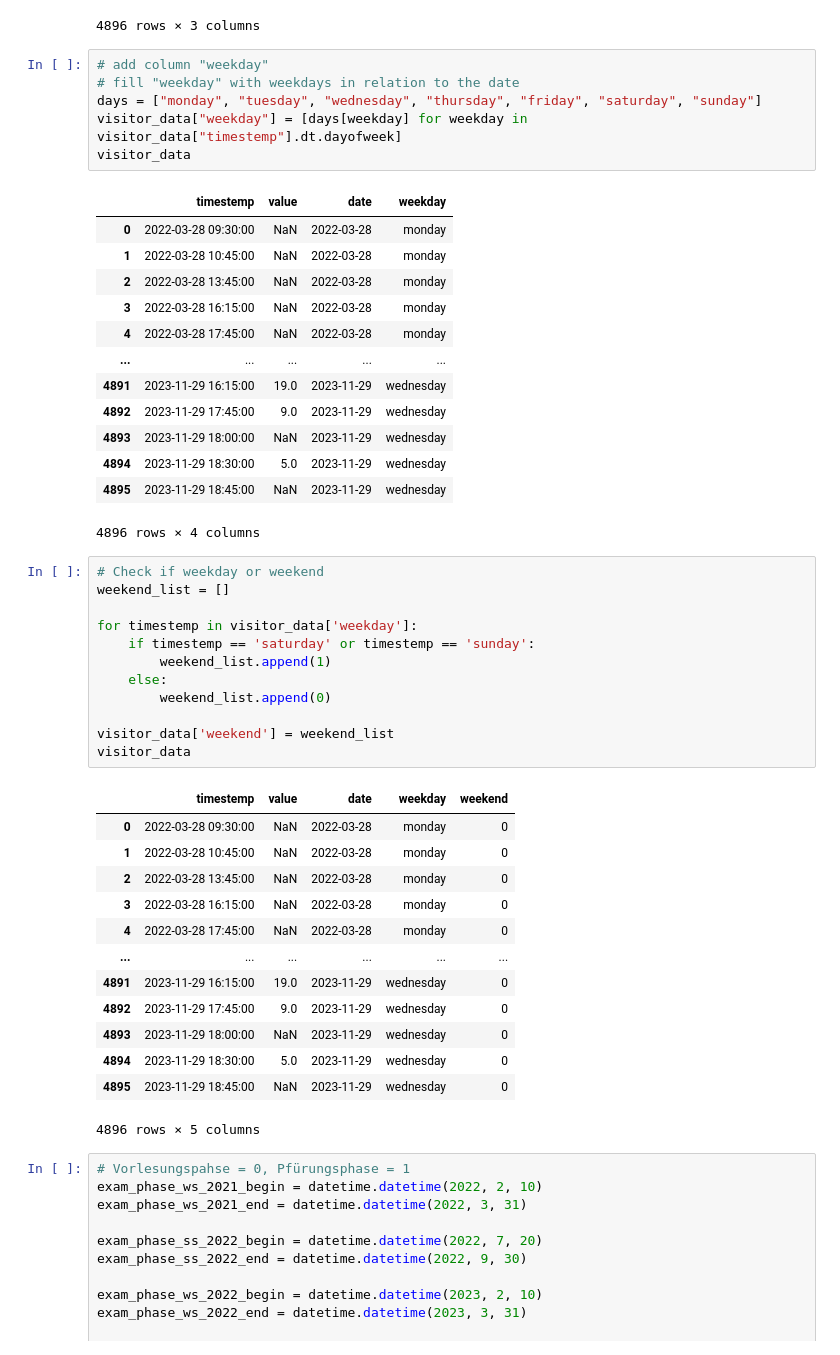
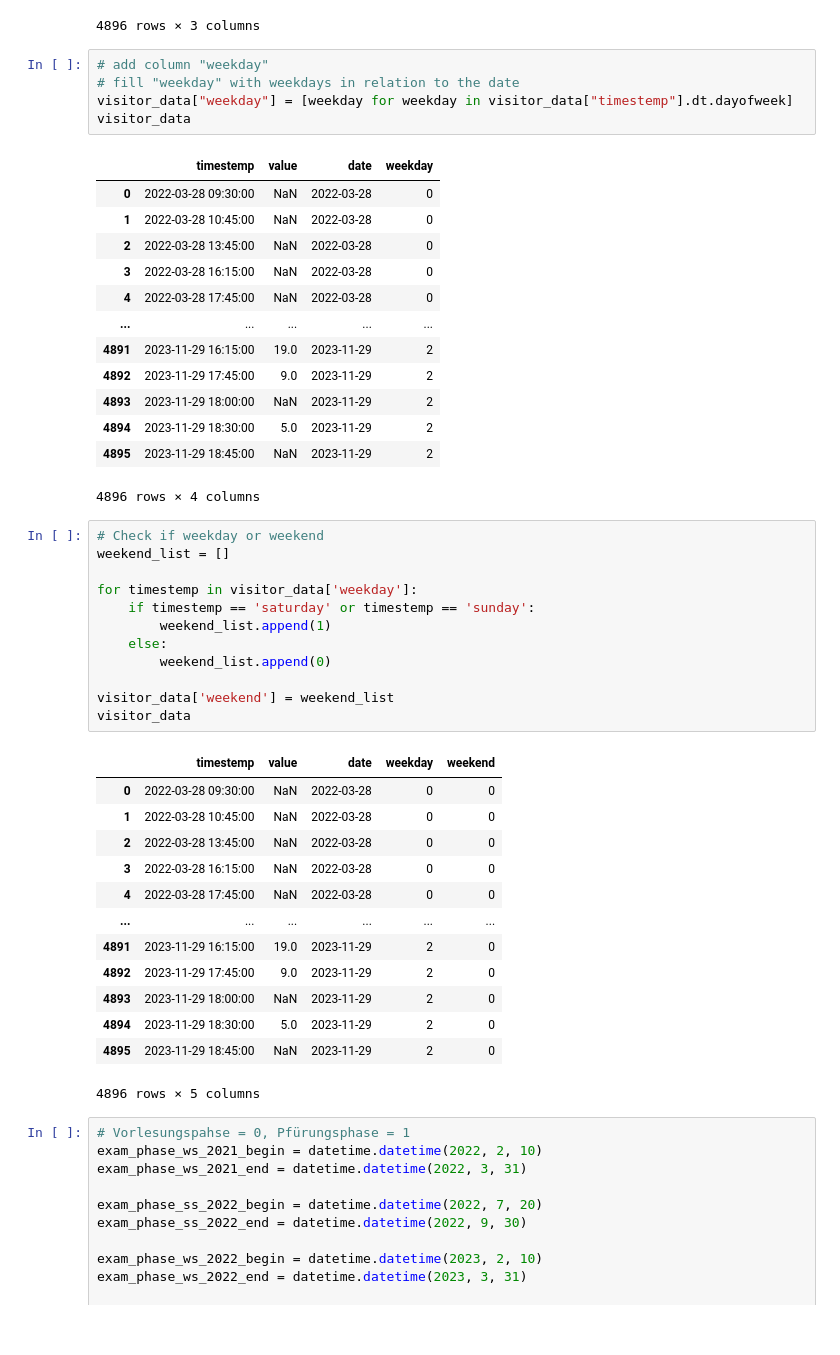
Before and after one commit to PatrykGadziomski/Visitor-prediction, a Jupyter notebook: Project_with_new_data.ipynb, the cells around one changed output. Drawn from its saved outputs; the diff is of its cells as text.

```diff
--- a/Project_with_new_data.ipynb
+++ b/Project_with_new_data.ipynb
@@ -135,22 +129,21 @@ visitor_data
 # %%
 # add column "weekday"
 # fill "weekday" with weekdays in relation to the date
-days = ["monday", "tuesday", "wednesday", "thursday", "friday", "saturday", "sunday"]
-visitor_data["weekday"] = [days[weekday] for weekday in visitor_data["timestemp"].dt.dayofweek]
+visitor_data["weekday"] = [weekday for weekday in visitor_data["timestemp"].dt.dayofweek]
 visitor_data
 # %% [output]
 |  | timestemp | value | date | weekday |
-| 0 | 2022-03-28 09:30:00 | NaN | 2022-03-28 | monday |
-| 1 | 2022-03-28 10:45:00 | NaN | 2022-03-28 | monday |
-| 2 | 2022-03-28 13:45:00 | NaN | 2022-03-28 | monday |
-| 3 | 2022-03-28 16:15:00 | NaN | 2022-03-28 | monday |
-| 4 | 2022-03-28 17:45:00 | NaN | 2022-03-28 | monday |
+| 0 | 2022-03-28 09:30:00 | NaN | 2022-03-28 | 0 |
+| 1 | 2022-03-28 10:45:00 | NaN | 2022-03-28 | 0 |
+| 2 | 2022-03-28 13:45:00 | NaN | 2022-03-28 | 0 |
+| 3 | 2022-03-28 16:15:00 | NaN | 2022-03-28 | 0 |
+| 4 | 2022-03-28 17:45:00 | NaN | 2022-03-28 | 0 |
 | ... | ... | ... | ... | ... |
-| 4891 | 2023-11-29 16:15:00 | 19.0 | 2023-11-29 | wednesday |
-| 4892 | 2023-11-29 17:45:00 | 9.0 | 2023-11-29 | wednesday |
-| 4893 | 2023-11-29 18:00:00 | NaN | 2023-11-29 | wednesday |
-| 4894 | 2023-11-29 18:30:00 | 5.0 | 2023-11-29 | wednesday |
-| 4895 | 2023-11-29 18:45:00 | NaN | 2023-11-29 | wednesday |
+| 4891 | 2023-11-29 16:15:00 | 19.0 | 2023-11-29 | 2 |
+| 4892 | 2023-11-29 17:45:00 | 9.0 | 2023-11-29 | 2 |
+| 4893 | 2023-11-29 18:00:00 | NaN | 2023-11-29 | 2 |
+| 4894 | 2023-11-29 18:30:00 | 5.0 | 2023-11-29 | 2 |
+| 4895 | 2023-11-29 18:45:00 | NaN | 2023-11-29 | 2 |
 4896 rows × 4 columns
 # %%
 # Check if weekday or weekend
@@ -166,17 +159,17 @@ visitor_data['weekend'] = weekend_list
 visitor_data
 # %% [output]
 |  | timestemp | value | date | weekday | weekend |
-| 0 | 2022-03-28 09:30:00 | NaN | 2022-03-28 | monday | 0 |
-| 1 | 2022-03-28 10:45:00 | NaN | 2022-03-28 | monday | 0 |
-| 2 | 2022-03-28 13:45:00 | NaN | 2022-03-28 | monday | 0 |
-| 3 | 2022-03-28 16:15:00 | NaN | 2022-03-28 | monday | 0 |
-| 4 | 2022-03-28 17:45:00 | NaN | 2022-03-28 | monday | 0 |
+| 0 | 2022-03-28 09:30:00 | NaN | 2022-03-28 | 0 | 0 |
+| 1 | 2022-03-28 10:45:00 | NaN | 2022-03-28 | 0 | 0 |
+| 2 | 2022-03-28 13:45:00 | NaN | 2022-03-28 | 0 | 0 |
+| 3 | 2022-03-28 16:15:00 | NaN | 2022-03-28 | 0 | 0 |
+| 4 | 2022-03-28 17:45:00 | NaN | 2022-03-28 | 0 | 0 |
 | ... | ... | ... | ... | ... | ... |
-| 4891 | 2023-11-29 16:15:00 | 19.0 | 2023-11-29 | wednesday | 0 |
-| 4892 | 2023-11-29 17:45:00 | 9.0 | 2023-11-29 | wednesday | 0 |
-| 4893 | 2023-11-29 18:00:00 | NaN | 2023-11-29 | wednesday | 0 |
-| 4894 | 2023-11-29 18:30:00 | 5.0 | 2023-11-29 | wednesday | 0 |
-| 4895 | 2023-11-29 18:45:00 | NaN | 2023-11-29 | wednesday | 0 |
+| 4891 | 2023-11-29 16:15:00 | 19.0 | 2023-11-29 | 2 | 0 |
+| 4892 | 2023-11-29 17:45:00 | 9.0 | 2023-11-29 | 2 | 0 |
+| 4893 | 2023-11-29 18:00:00 | NaN | 2023-11-29 | 2 | 0 |
+| 4894 | 2023-11-29 18:30:00 | 5.0 | 2023-11-29 | 2 | 0 |
+| 4895 | 2023-11-29 18:45:00 | NaN | 2023-11-29 | 2 | 0 |
 4896 rows × 5 columns
 # %%
 # Vorlesungspahse = 0, Pfürungsphase = 1
```
Also changed, not shown: parts of 8 cells of this notebook.
